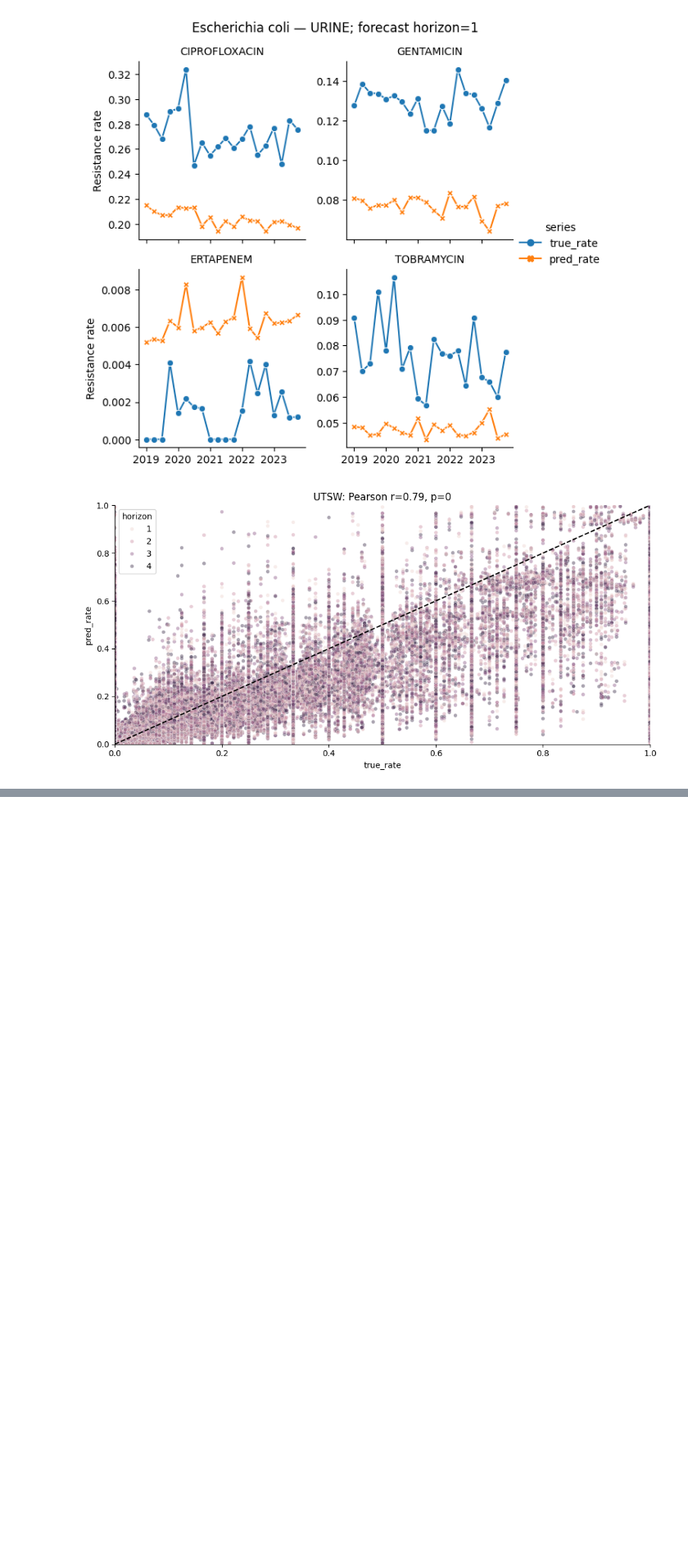
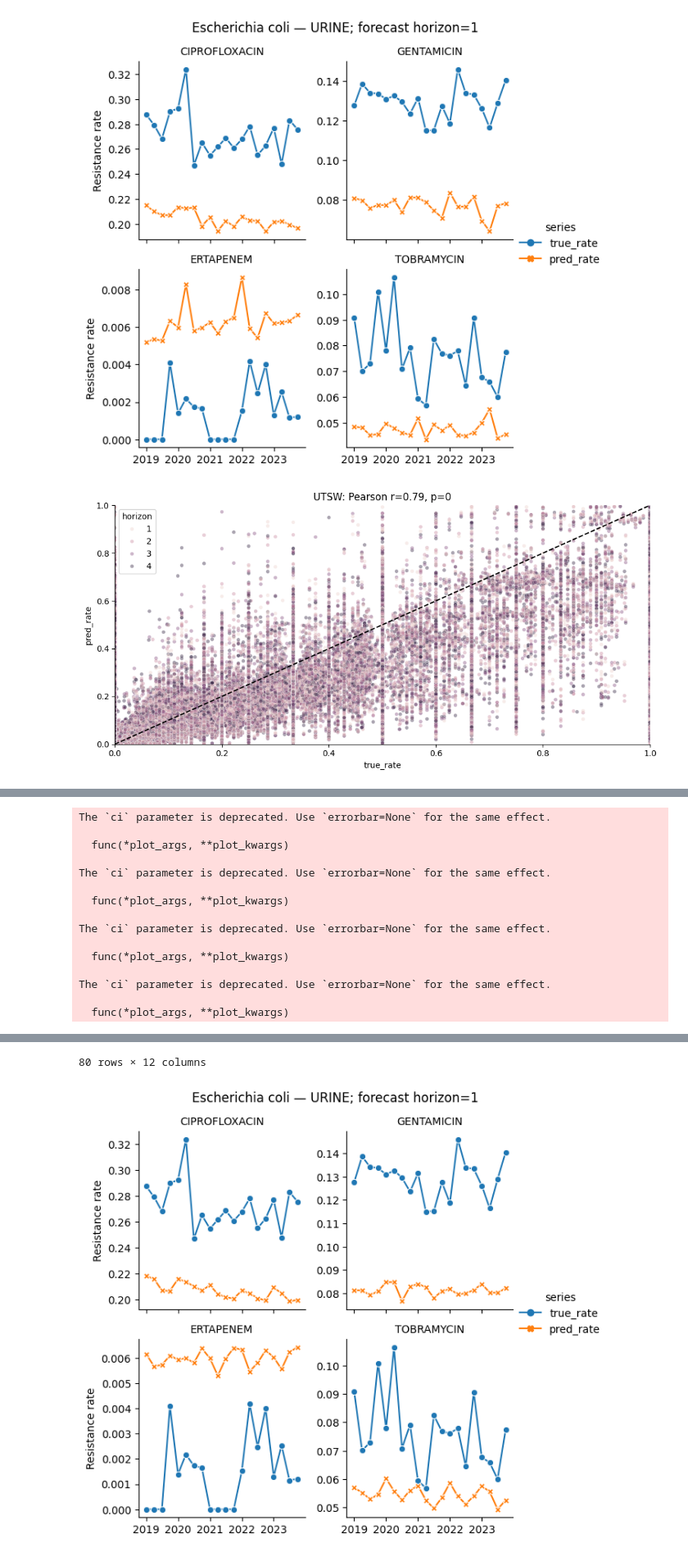
Before and after one commit to mcn3159/ANBB_resistance_rates, a Jupyter notebook: traintest_atp.ipynb, the cells around one changed output, grey strips where cells are left out. Shown at 82% size. Drawn from its saved outputs; the diff is of its cells as text; code cells hidden in the pictures; blank space fills up the shorter version.

```diff
--- a/traintest_atp.ipynb
+++ b/traintest_atp.ipynb
@@ -1607,6 +1757,7 @@ def plot_organism_forecast(
     horizon=1,
     culture=None,
     predictions=None,
+    eval_df=eval_df,
 ):
     d = (eval_df if predictions is None else predictions).copy()
     d["date"] = (
@@ -1744,0 +1981,9 @@ plt.tight_layout()
+# %%
+utsw_fixed_dataset, utsw_fixed_loader = make_fixed_context_loader(
+    utsw_dataset,
+    biogram,
+    context_len=8,
+    aux_context_len=3,
+)
+
+eval_df_fixed = evaluate_loader(utsw_fixed_loader)
@@ -1744,0 +2006,27 @@ plt.tight_layout()
+# %%
+plot_organism_forecast(
+    organism="Escherichia coli",
+    start="2019-01-01",
+    end="2023-12-31",
+    # context_len=8,
+    n_antibiotics=4,
+    horizon=1,
+    predictions=eval_df_fixed,
+
+)
+# %% [output]
+The `ci` parameter is deprecated. Use `errorbar=None` for the same effect.
+
+  func(*plot_args, **plot_kwargs)
+
+The `ci` parameter is deprecated. Use `errorbar=None` for the same effect.
+
+  func(*plot_args, **plot_kwargs)
+
+The `ci` parameter is deprecated. Use `errorbar=None` for the same effect.
+
+  func(*plot_args, **plot_kwargs)
+
+The `ci` parameter is deprecated. Use `errorbar=None` for the same effect.
+
+  func(*plot_args, **plot_kwargs)
@@ -1744,0 +2045,2 @@ plt.tight_layout()
+80 rows × 12 columns
+[figure, added]
```
Also changed, not shown: parts of 37 cells of this notebook.
